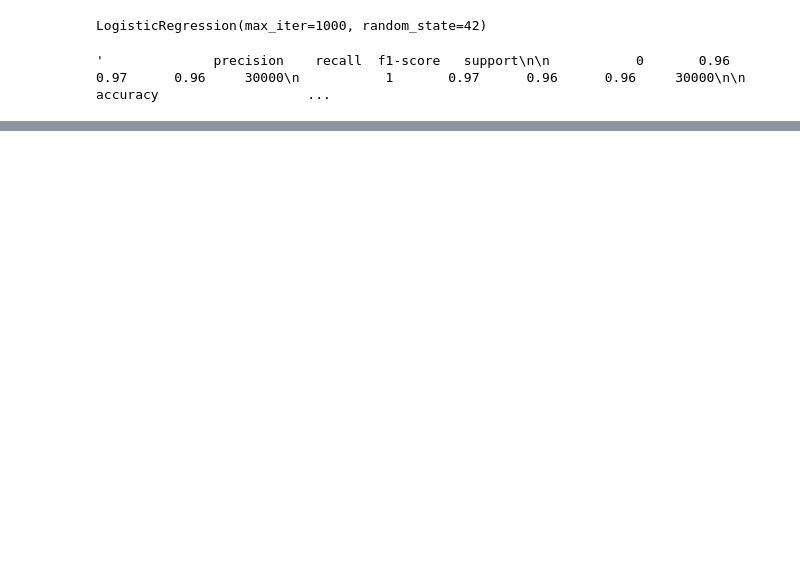
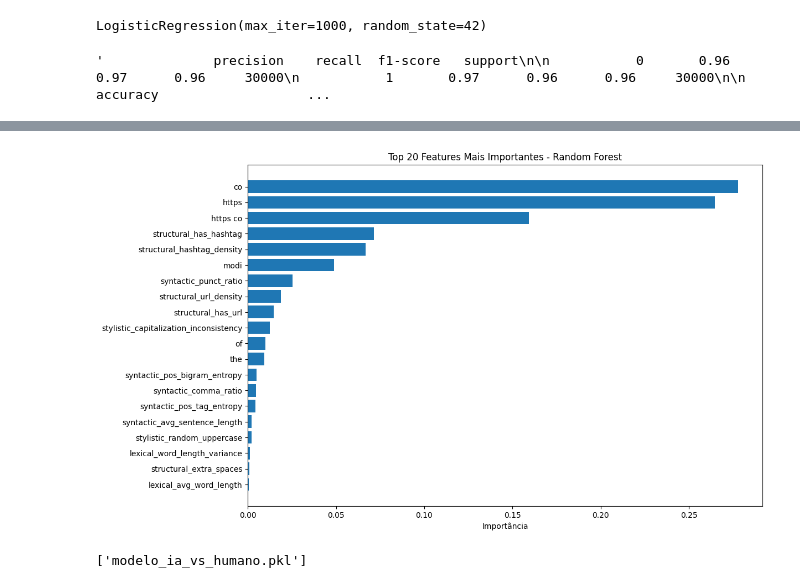
Before and after one commit to TKmmyuuki/Authorship-attribution, a Jupyter notebook: 3_test_classification.ipynb, the cells around one changed output, grey strips where cells are left out. Saved outputs shown, nothing was run; the diff lists cells and outputs as text; code cells hidden in the pictures; blank space fills up the shorter version.

```diff
--- a/3_test_classification.ipynb
+++ b/3_test_classification.ipynb
@@ -237,0 +305,30 @@ for metric in scoring.keys():
+# %%
+import numpy as np
+import pandas as pd
+import matplotlib.pyplot as plt
+
+# Supondo que você tem o modelo Random Forest treinado (rf_model)
+feature_importances = rf_model.feature_importances_
+
+# Criar DataFrame com importâncias
+features_df = pd.DataFrame({
+    'feature': X_train.columns,  # nomes das features
+    'importance': feature_importances
+})
+
+# Ordenar por importância
+features_df = features_df.sort_values('importance', ascending=False)
+
+# Visualizar top 20 features
+plt.figure(figsize=(12, 8))
+plt.barh(features_df['feature'][:20], features_df['importance'][:20])
+plt.xlabel('Importância')
+plt.title('Top 20 Features Mais Importantes - Random Forest')
+plt.gca().invert_yaxis()
+plt.show()
+# %% [output]
+[figure, added]
+# %%
+joblib.dump(clf, "modelo_ia_vs_humano.pkl")
+# %% [output]
+['modelo_ia_vs_humano.pkl']
```
Also changed, not shown: parts of 17 cells of this notebook, 23 other files.
